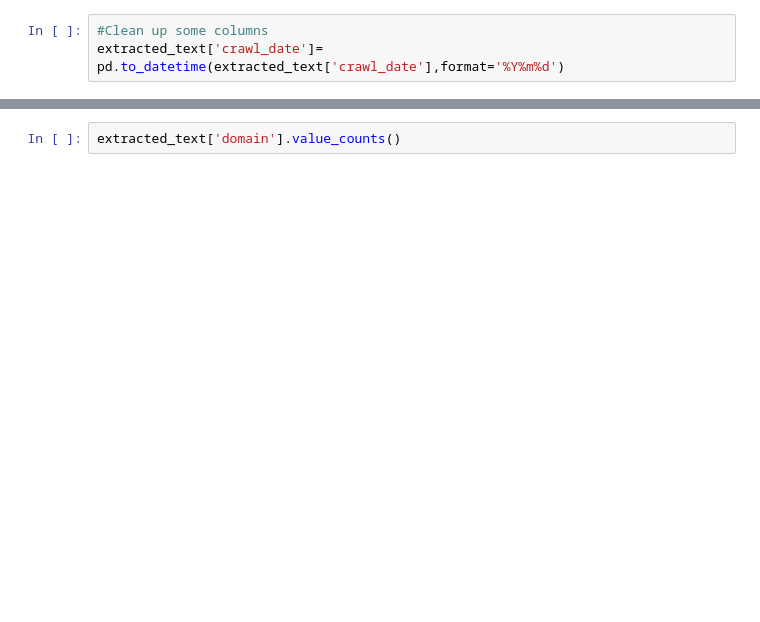
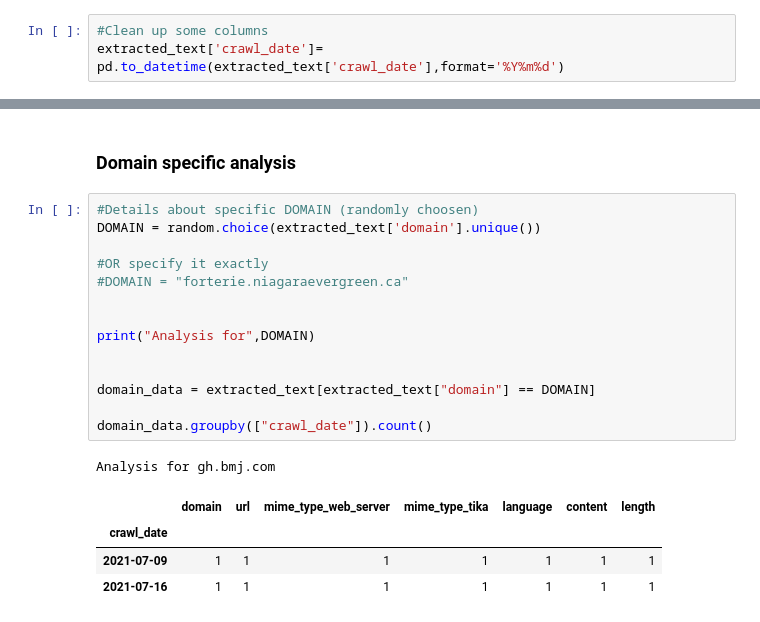
Before and after one commit to BrockDSL/ARCH_Data_Explore, a Jupyter notebook: Hackfest_Kickoff.ipynb, the cells around one changed output, grey strips where cells are left out. Cells and saved outputs as stored; diff of their text form; blank space fills up the shorter version.

```diff
--- a/Hackfest_Kickoff.ipynb
+++ b/Hackfest_Kickoff.ipynb
@@ -112,3 +128,23 @@ o2.eyereturn.com                835
 Name: domain, dtype: int64
-# %%
-extracted_text['domain'].value_counts()
+# %% [markdown]
+### Domain specific analysis
+# %%
+#Details about specific DOMAIN (randomly choosen)
+DOMAIN = random.choice(extracted_text['domain'].unique())
+
+#OR specify it exactly
+#DOMAIN = "forterie.niagaraevergreen.ca"
+
+
+print("Analysis for",DOMAIN)
+
+
+domain_data = extracted_text[extracted_text["domain"] == DOMAIN]
+
+domain_data.groupby(["crawl_date"]).count()
+# %% [output]
+Analysis for gh.bmj.com
+|  | domain | url | mime_type_web_server | mime_type_tika | language | content | length |
+| crawl_date |  |  |  |  |  |  |  |
+| 2021-07-09 | 1 | 1 | 1 | 1 | 1 | 1 | 1 |
+| 2021-07-16 | 1 | 1 | 1 | 1 | 1 | 1 | 1 |
```
Also changed, not shown: parts of 17 cells of this notebook.
